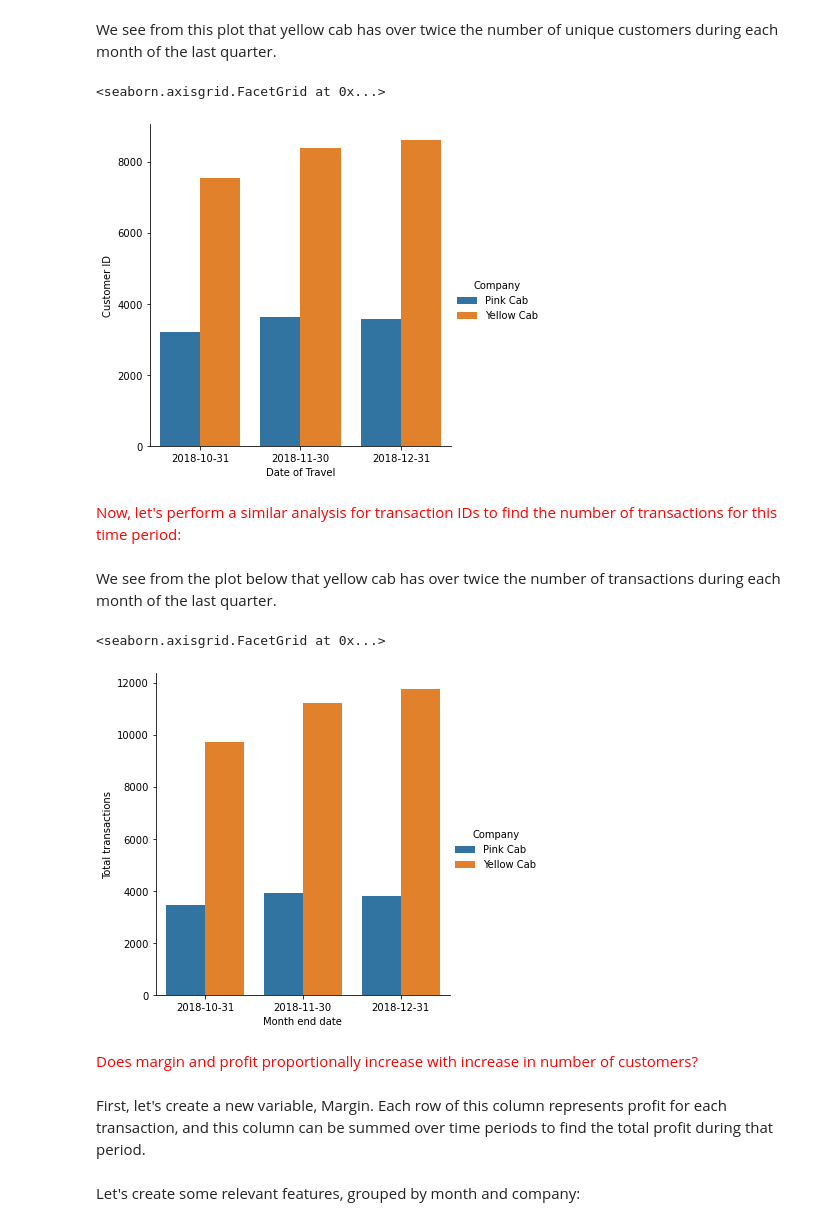
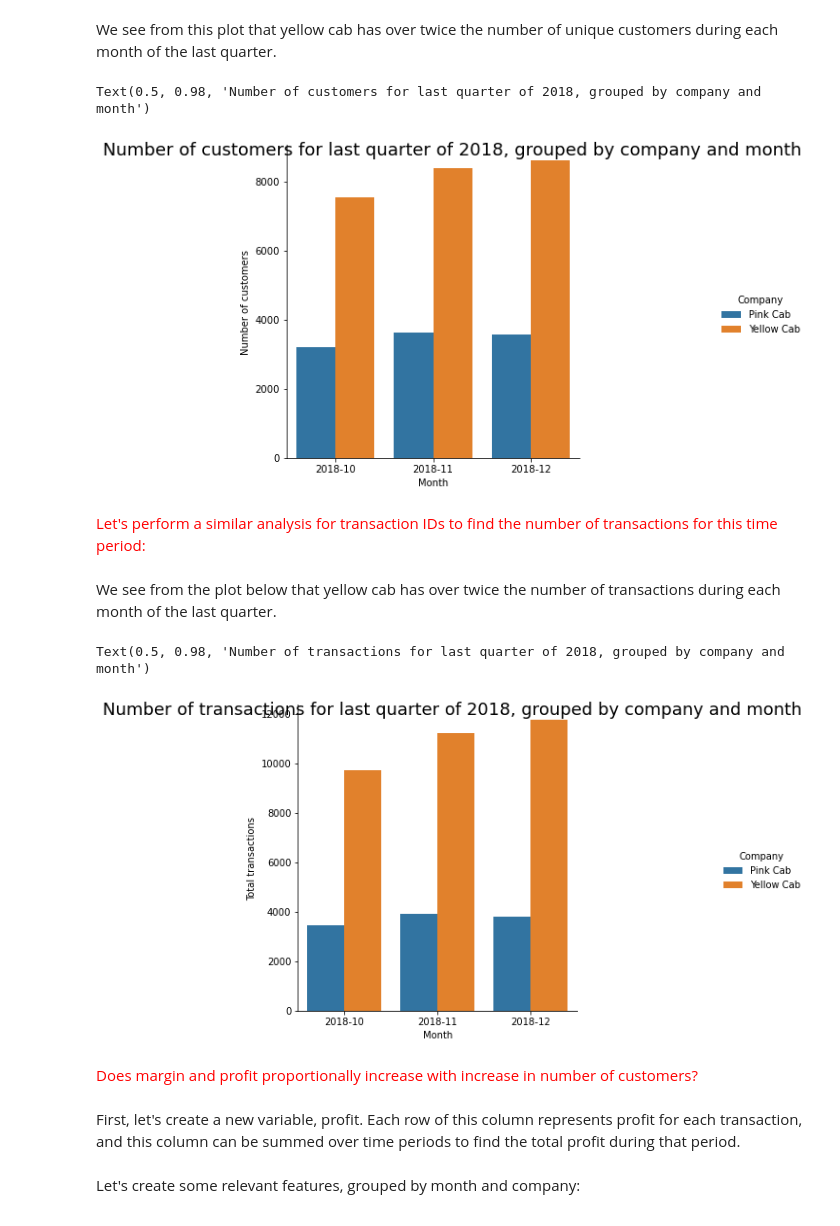
Before and after one commit to N-A-ML/EDA, a Jupyter notebook: EDA notebook.ipynb, the cells around one changed output. Saved outputs shown, nothing was run; the diff lists cells and outputs as text; code cells hidden in the pictures.

```diff
--- a/EDA notebook.ipynb
+++ b/EDA notebook.ipynb
@@ -273,4 +279,4 @@ CID_count = md.groupby('Company').resample('M', on='Date of Travel'
 # %% [markdown]
 Convert the series into a data frame:
 # %%
-CID_count.to_frame()
+CID_count=CID_count.to_frame()
@@ -298,4 +289,4 @@ CID_count = CID_count.reset_index(drop=False)
 # %% [markdown]
 Remove the times to make the plot more presentable:
 # %%
-CID_count['Date of Travel'] = pd.to_datetime(CID_count['Date of Travel'], errors='coerce').dt.date
+CID_count['Date of Travel'] = pd.to_datetime(CID_count['Date of Travel'], errors='coerce').dt.strftime('%Y-%m')
@@ -310,18 +297,19 @@ CID_count_tail=CID_count.groupby('Company').tail(3) #just focus on the last quar
 # %% [markdown]
 We see from this plot that yellow cab has over twice the number of unique customers during each month of the last quarter.
 # %%
-sns.catplot(x = "Date of Travel",       # x variable name
+mu=sns.catplot(x = "Date of Travel",       # x variable name
             y = "Customer ID",       # y variable name
             hue = "Company",  # group variable name
             data = CID_count_tail,     # dataframe to plot
-            kind = "bar")
+            kind = "bar").set(xlabel='Month', ylabel='Number of customers')
+mu.fig.suptitle('Number of customers for last quarter of 2018, grouped by company and month', fontsize=18, fontdict={"weight": "bold"})
 # %% [output]
-<seaborn.axisgrid.FacetGrid at 0x...>
+Text(0.5, 0.98, 'Number of customers for last quarter of 2018, grouped by company and month')
-[figure, old version]
+[figure, new version]
 # %%
 pd.set_option("display.max_rows", None, "display.max_columns", None)
 # %% [markdown]
-<font color="red" size="5px"> Now, let's perform a similar analysis for transaction IDs to find the number of transactions for this time period: </font>
+<font color="red" size="5px"> Let's perform a similar analysis for transaction IDs to find the number of transactions for this time period: </font>
 # %%
 TID_count= md.groupby('Company').resample('M', on='Date of Travel'
                )['Transaction ID'].count()
@@ -336,18 +322,19 @@ TID_count_tail=TID_count.groupby('Company').tail(3)
 # %% [markdown]
 We see from the plot below that yellow cab has over twice the number of transactions during each month of the last quarter.
 # %%
-sns.catplot(x = "Month end date",       # x variable name
+mu2=sns.catplot(x = "Month end date",       # x variable name
             y = "Total transactions",       # y variable name
             hue = "Company",  # group variable name
             data = TID_count_tail,     # dataframe to plot
-            kind = "bar")
+            kind = "bar").set(xlabel='Month')
+mu2.fig.suptitle('Number of transactions for last quarter of 2018, grouped by company and month', fontsize=18, fontdict={"weight": "bold"})
 # %% [output]
-<seaborn.axisgrid.FacetGrid at 0x...>
+Text(0.5, 0.98, 'Number of transactions for last quarter of 2018, grouped by company and month')
-[figure, old version]
+[figure, new version]
 # %% [markdown]
 <font color="red" size="5px"> Does margin and profit proportionally increase with increase in number of customers? </font>
 # %% [markdown]
-First, let's create a new variable, Margin. Each row of this column represents profit for each transaction, and this column can be summed over time periods to find the total profit during that period.
+First, let's create a new variable, profit. Each row of this column represents profit for each transaction, and this column can be summed over time periods to find the total profit during that period.
 # %%
 md['Profit']=(md['Price Charged'] - md['Cost of Trip'])
 # %% [markdown]
```
Also changed, not shown: parts of 37 cells of this notebook, 1 other file.
